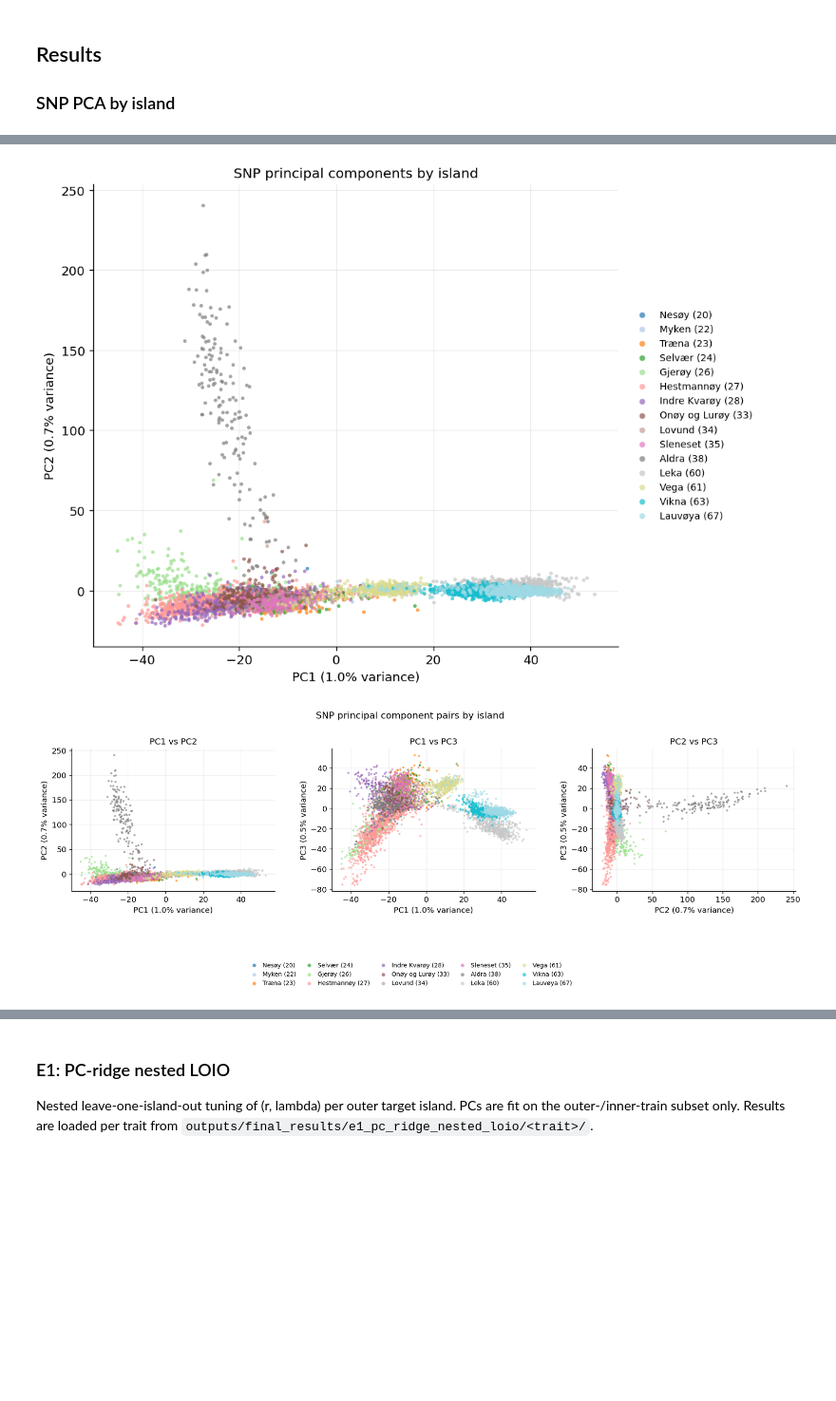
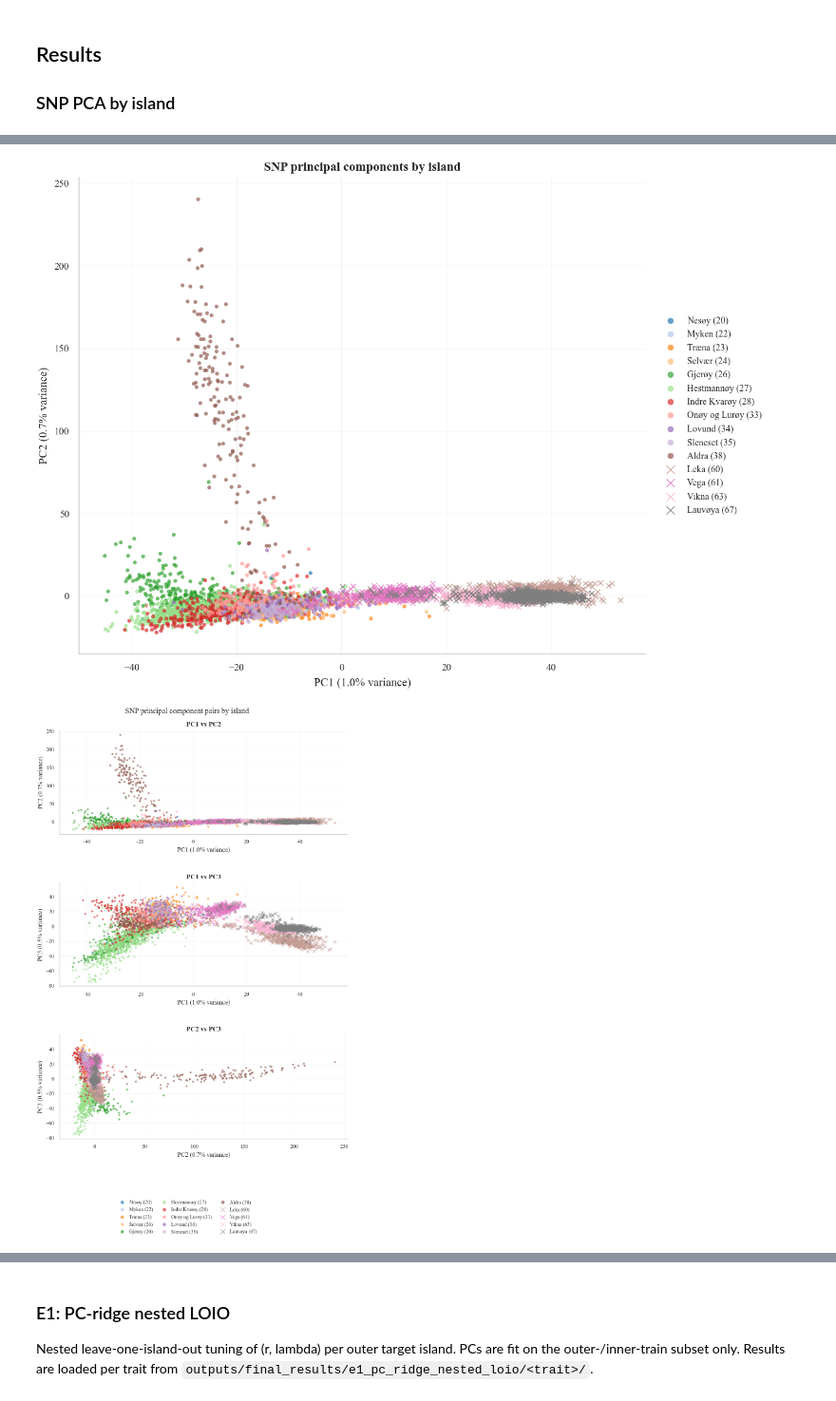
Before and after one commit to simennes/Master_thesis, a Jupyter notebook: notebooks/thesis_figures.ipynb, the cells around one changed output, grey strips where cells are left out. Shown at 95% size. Saved outputs shown, nothing was run; the diff lists cells and outputs as text; code cells hidden in the pictures; blank space fills up the shorter version.

```diff
--- a/notebooks/thesis_figures.ipynb
+++ b/notebooks/thesis_figures.ipynb
@@ -68,13 +94,13 @@ ISLAND_ID_TO_NAME = {
     "63": "Vikna",
     "67": "Lauv\u00f8ya",
 }
+SOUTHERN_ISLAND_IDS = {"60", "61", "63", "67"}
 
 
 def style_axes(ax):
-    ax.grid(True, alpha=0.25, linewidth=0.7)
+    ax.grid(True, alpha=0.22, linewidth=0.55)
     ax.set_axisbelow(True)
-    for spine in ("top", "right"):
-        ax.spines[spine].set_visible(False)
+    sns.despine(ax=ax)
 
 
 def numeric_sort(values):
@@ -223,19 +253,21 @@ def plot_pca_by_island(
     df["island"] = df["island_id"].map(ISLAND_ID_TO_NAME).fillna(df["island_id"])
 
     order = numeric_sort(df["island_id"].unique())
-    cmap = plt.get_cmap("tab20", len(order))
+    colors = sns.color_palette("tab20", n_colors=len(order))
 
     fig, ax = plt.subplots(figsize=(8.8, 6.4), constrained_layout=True)
     for idx, island_id in enumerate(order):
         sub = df[df["island_id"] == island_id]
         label = f"{ISLAND_ID_TO_NAME.get(island_id, island_id)} ({island_id})"
+        is_southern = island_id in SOUTHERN_ISLAND_IDS
         ax.scatter(
             sub["PC1"],
             sub["PC2"],
-            s=10,
-            alpha=0.70,
-            linewidths=0,
-            color=cmap(idx),
+            s=20 if is_southern else 11,
+            alpha=0.82 if is_southern else 0.68,
+            linewidths=0.8 if is_southern else 0,
+            color=colors[idx],
+            marker="x" if is_southern else "o",
             label=label,
         )
 
@@ -293,10 +325,10 @@ def plot_pca_pairwise_by_island(
     df["island"] = df["island_id"].map(ISLAND_ID_TO_NAME).fillna(df["island_id"])
 
     order = numeric_sort(df["island_id"].unique())
-    cmap = plt.get_cmap("tab20", len(order))
+    colors = sns.color_palette("tab20", n_colors=len(order))
     pairs = [("PC1", "PC2"), ("PC1", "PC3"), ("PC2", "PC3")]
 
-    fig, axes = plt.subplots(1, 3, figsize=(15.5, 5.2), constrained_layout=False)
+    fig, axes = plt.subplots(3, 1, figsize=(7.4, 12.2), constrained_layout=False)
     handles = []
     labels = []
 
@@ -304,13 +336,15 @@ def plot_pca_pairwise_by_island(
         for idx, island_id in enumerate(order):
             sub = df[df["island_id"] == island_id]
             label = f"{ISLAND_ID_TO_NAME.get(island_id, island_id)} ({island_id})"
+            is_southern = island_id in SOUTHERN_ISLAND_IDS
             scatter = ax.scatter(
                 sub[x_col],
                 sub[y_col],
-                s=8,
-                alpha=0.68,
-                linewidths=0,
-                color=cmap(idx),
+                s=18 if is_southern else 9,
+                alpha=0.82 if is_southern else 0.66,
+                linewidths=0.8 if is_southern else 0,
+                color=colors[idx],
+                marker="x" if is_southern else "o",
                 label=label,
             )
             if ax is axes[0]:
@@ -329,19 +363,19 @@ def plot_pca_pairwise_by_island(
         handles,
         labels,
         loc="lower center",
-        bbox_to_anchor=(0.5, -0.08),
+        bbox_to_anchor=(0.5, 0.02),
         frameon=False,
-        ncol=5,
+        ncol=3,
         markerscale=1.8,
         columnspacing=1.2,
         handletextpad=0.4,
     )
-    fig.subplots_adjust(left=0.07, right=0.99, top=0.84, bottom=0.30, wspace=0.28)
+    fig.subplots_adjust(left=0.12, right=0.98, top=0.94, bottom=0.20, hspace=0.46)
 
     output_dir = Path(output_dir)
     output_dir.mkdir(parents=True, exist_ok=True)
-    pdf_path = output_dir / "pca_island_pairwise_1x3.pdf"
-    png_path = output_dir / "pca_island_pairwise_1x3.png"
+    pdf_path = output_dir / "pca_island_pairwise_3x1.pdf"
+    png_path = output_dir / "pca_island_pairwise_3x1.png"
     fig.savefig(pdf_path, bbox_inches="tight")
     fig.savefig(png_path, bbox_inches="tight")
     return fig, df, variance_ratio, (pdf_path, png_path)
@@ -355,5 +389,5 @@ pca_pairwise_paths
-[figure, old version]
+[figure, new version]
-[figure, old version]
+[figure, new version]
 # %% [markdown]
 ### Across-population performance
 
```
Also changed, not shown: parts of 6 cells of this notebook, 1 other file.
